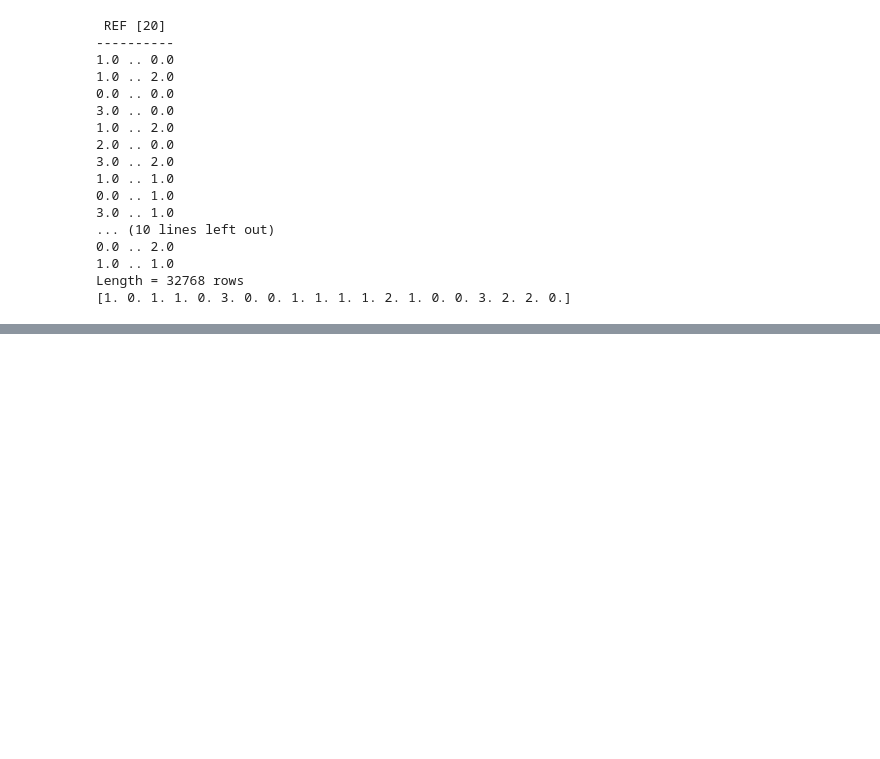
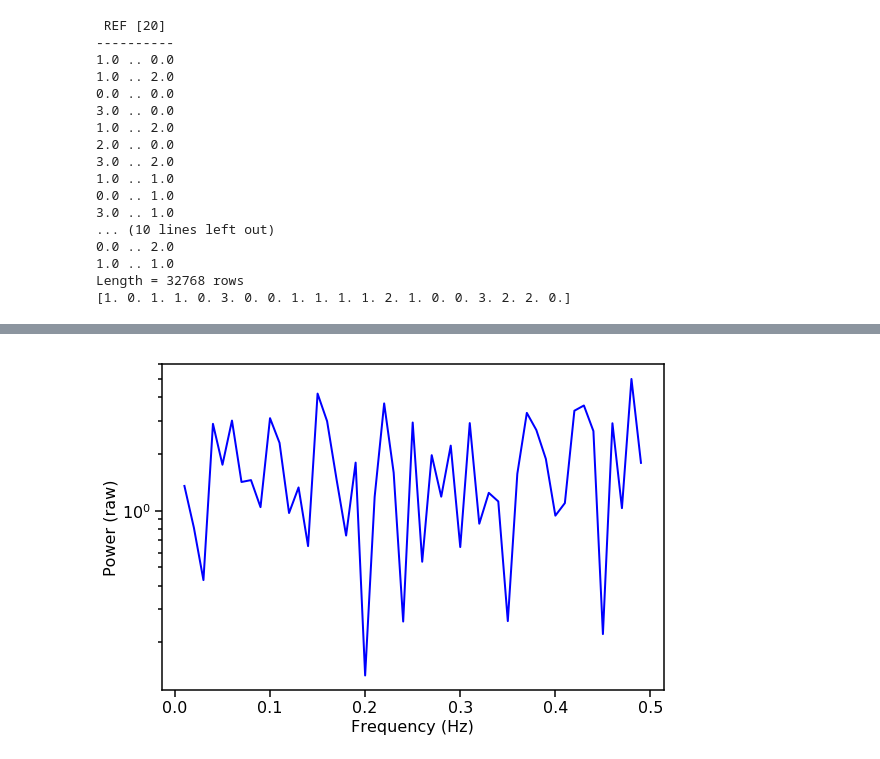
Before and after one commit to swapsha96/gsoc-learning, a Jupyter notebook: week0/Playing with kHz QPO.ipynb, the cells around one changed output, grey strips where cells are left out. Cells and saved outputs as stored; diff of their text form; code cells hidden in the pictures; blank space fills up the shorter version.

```diff
--- a/week0/Playing with kHz QPO.ipynb
+++ b/week0/Playing with kHz QPO.ipynb
@@ -109,0 +155,17 @@ plt.show()
+# %%
+avg_ps = AveragedPowerspectrum(lc, 100)
+# %%
+fig, ax1 = plt.subplots(1,1,figsize=(9,6))
+ax1.plot(avg_ps.freq, avg_ps.power, lw=2, color='blue')
+ax1.set_xlabel("Frequency (Hz)", fontproperties=font_prop)
+ax1.set_ylabel("Power (raw)", fontproperties=font_prop)
+ax1.set_yscale('log')
+ax1.tick_params(axis='x', labelsize=16)
+ax1.tick_params(axis='y', labelsize=16)
+ax1.tick_params(which='major', width=1.5, length=7)
+ax1.tick_params(which='minor', width=1.5, length=4)
+for axis in ['top', 'bottom', 'left', 'right']:
+    ax1.spines[axis].set_linewidth(1.5)
+plt.show()
+# %% [output]
+[figure, added]
```
Also changed, not shown: parts of 6 cells of this notebook, 2 other files.
